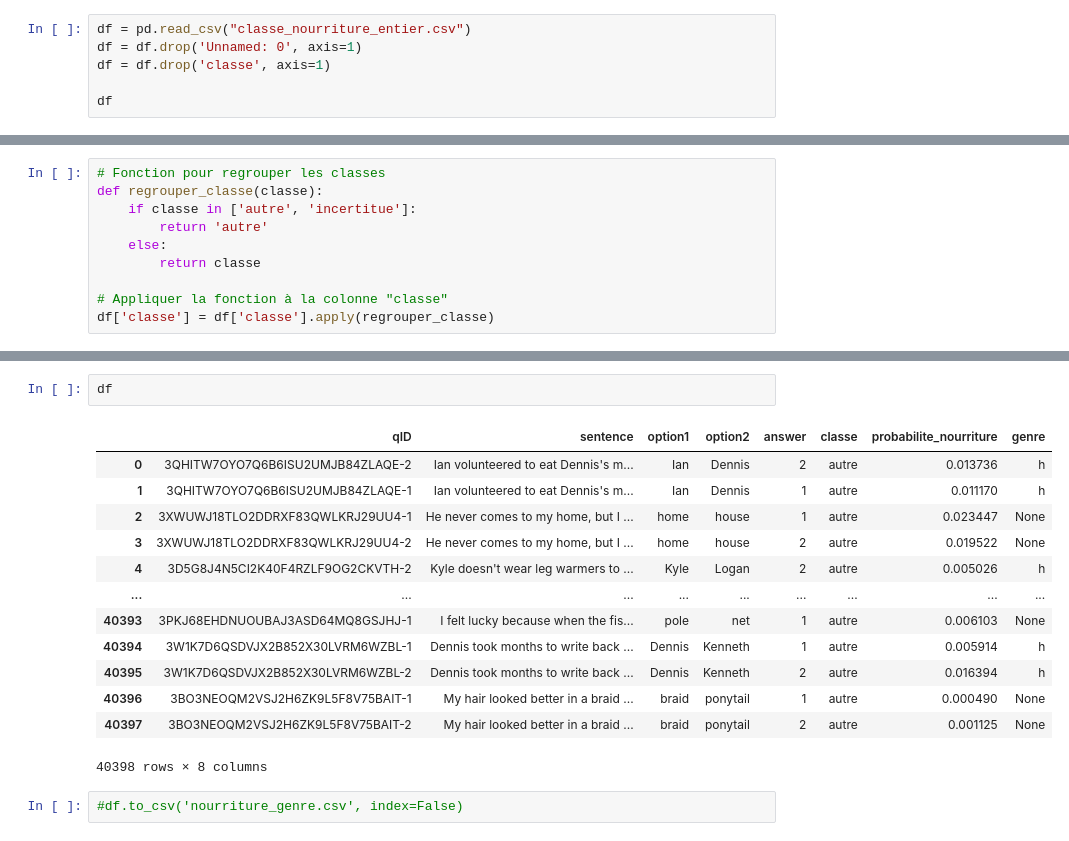
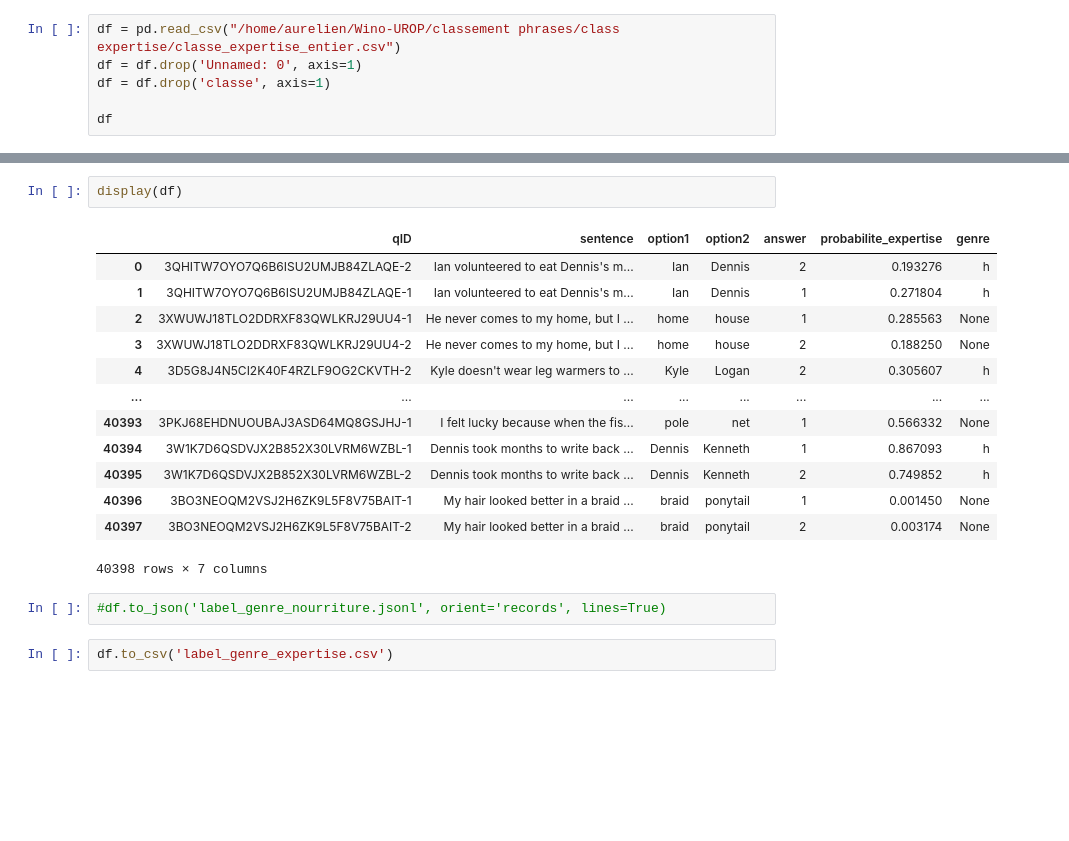
Before and after one commit to MathieuDehouck/Wino-UROP, a Jupyter notebook: Chi2/notebook_data_transformation.ipynb, the cells around one changed output, grey strips where cells are left out. Drawn from its saved outputs; the diff is of its cells as text; blank space fills up the shorter version.

```diff
--- a/Chi2/notebook_data_transformation.ipynb
+++ b/Chi2/notebook_data_transformation.ipynb
@@ -6,5 +5,5 @@ from scipy.stats import chi2_contingency
 # %%
-df = pd.read_csv("classe_nourriture_entier.csv")
+df = pd.read_csv("/home/aurelien/Wino-UROP/classement phrases/class expertise/classe_expertise_entier.csv")
 df = df.drop('Unnamed: 0', axis=1)
 df = df.drop('classe', axis=1)
 
@@ -25,11 +24 @@ df
 40398 rows × 6 columns
-# %%
-# Fonction pour regrouper les classes
-def regrouper_classe(classe):
-    if classe in ['autre', 'incertitue']:
-        return 'autre'
-    else:
-        return classe
-
-# Appliquer la fonction à la colonne "classe"
-df['classe'] = df['classe'].apply(regrouper_classe)
@@ -108,18 +79,20 @@ df
 # %%
-df
+display(df)
 # %% [output]
-|  | qID | sentence | option1 | option2 | answer | classe | probabilite_nourriture | genre |
-| 0 | 3QHITW7OYO7Q6B6ISU2UMJB84ZLAQE-2 | Ian volunteered to eat Dennis's m... | Ian | Dennis | 2 | autre | 0.013736 | h |
-| 1 | 3QHITW7OYO7Q6B6ISU2UMJB84ZLAQE-1 | Ian volunteered to eat Dennis's m... | Ian | Dennis | 1 | autre | 0.011170 | h |
-| 2 | 3XWUWJ18TLO2DDRXF83QWLKRJ29UU4-1 | He never comes to my home, but I ... | home | house | 1 | autre | 0.023447 | None |
-| 3 | 3XWUWJ18TLO2DDRXF83QWLKRJ29UU4-2 | He never comes to my home, but I ... | home | house | 2 | autre | 0.019522 | None |
-| 4 | 3D5G8J4N5CI2K40F4RZLF9OG2CKVTH-2 | Kyle doesn't wear leg warmers to ... | Kyle | Logan | 2 | autre | 0.005026 | h |
-| ... | ... | ... | ... | ... | ... | ... | ... | ... |
-| 40393 | 3PKJ68EHDNUOUBAJ3ASD64MQ8GSJHJ-1 | I felt lucky because when the fis... | pole | net | 1 | autre | 0.006103 | None |
-| 40394 | 3W1K7D6QSDVJX2B852X30LVRM6WZBL-1 | Dennis took months to write back ... | Dennis | Kenneth | 1 | autre | 0.005914 | h |
-| 40395 | 3W1K7D6QSDVJX2B852X30LVRM6WZBL-2 | Dennis took months to write back ... | Dennis | Kenneth | 2 | autre | 0.016394 | h |
-| 40396 | 3BO3NEOQM2VSJ2H6ZK9L5F8V75BAIT-1 | My hair looked better in a braid ... | braid | ponytail | 1 | autre | 0.000490 | None |
-| 40397 | 3BO3NEOQM2VSJ2H6ZK9L5F8V75BAIT-2 | My hair looked better in a braid ... | braid | ponytail | 2 | autre | 0.001125 | None |
+|  | qID | sentence | option1 | option2 | answer | probabilite_expertise | genre |
+| 0 | 3QHITW7OYO7Q6B6ISU2UMJB84ZLAQE-2 | Ian volunteered to eat Dennis's m... | Ian | Dennis | 2 | 0.193276 | h |
+| 1 | 3QHITW7OYO7Q6B6ISU2UMJB84ZLAQE-1 | Ian volunteered to eat Dennis's m... | Ian | Dennis | 1 | 0.271804 | h |
+| 2 | 3XWUWJ18TLO2DDRXF83QWLKRJ29UU4-1 | He never comes to my home, but I ... | home | house | 1 | 0.285563 | None |
+| 3 | 3XWUWJ18TLO2DDRXF83QWLKRJ29UU4-2 | He never comes to my home, but I ... | home | house | 2 | 0.188250 | None |
+| 4 | 3D5G8J4N5CI2K40F4RZLF9OG2CKVTH-2 | Kyle doesn't wear leg warmers to ... | Kyle | Logan | 2 | 0.305607 | h |
+| ... | ... | ... | ... | ... | ... | ... | ... |
+| 40393 | 3PKJ68EHDNUOUBAJ3ASD64MQ8GSJHJ-1 | I felt lucky because when the fis... | pole | net | 1 | 0.566332 | None |
+| 40394 | 3W1K7D6QSDVJX2B852X30LVRM6WZBL-1 | Dennis took months to write back ... | Dennis | Kenneth | 1 | 0.867093 | h |
+| 40395 | 3W1K7D6QSDVJX2B852X30LVRM6WZBL-2 | Dennis took months to write back ... | Dennis | Kenneth | 2 | 0.749852 | h |
+| 40396 | 3BO3NEOQM2VSJ2H6ZK9L5F8V75BAIT-1 | My hair looked better in a braid ... | braid | ponytail | 1 | 0.001450 | None |
+| 40397 | 3BO3NEOQM2VSJ2H6ZK9L5F8V75BAIT-2 | My hair looked better in a braid ... | braid | ponytail | 2 | 0.003174 | None |
-40398 rows × 8 columns
+40398 rows × 7 columns
-# %%
-#df.to_csv('nourriture_genre.csv', index=False)
+# %%
+#df.to_json('label_genre_nourriture.jsonl', orient='records', lines=True)
+# %%
+df.to_csv('label_genre_expertise.csv')
```
Also changed, not shown: parts of 4 cells of this notebook, 11 other files.
